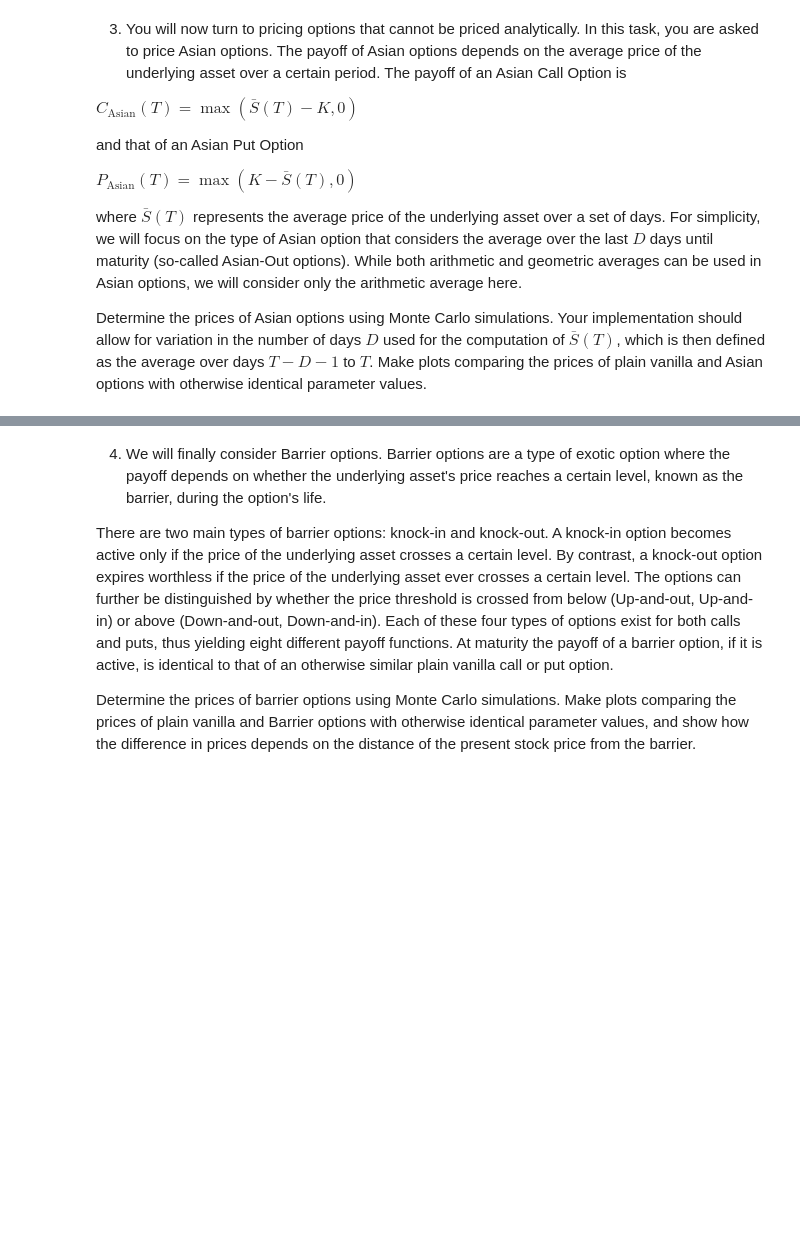
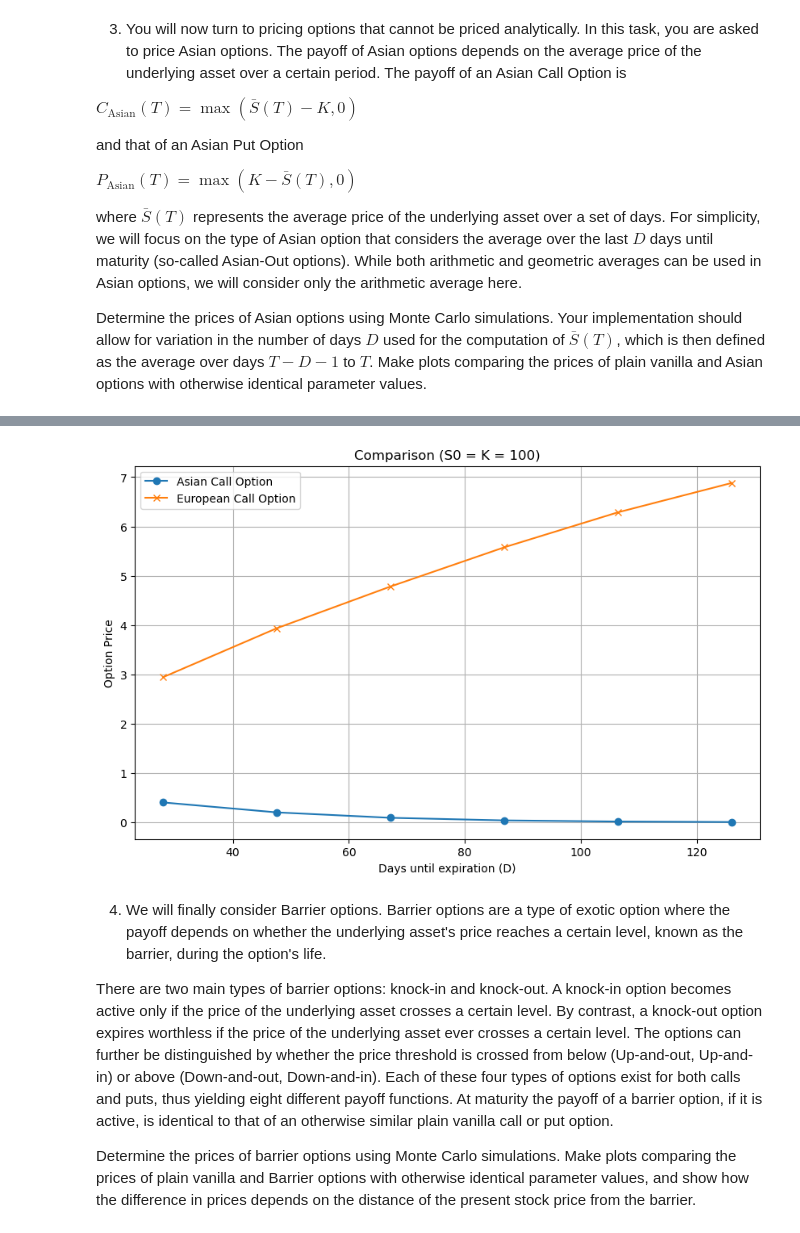
Before and after one commit to moahritz/py.fin, a Jupyter notebook: Assignment 2/homework2.ipynb, the cells around one changed output, grey strips where cells are left out. Drawn from its saved outputs; the diff is of its cells as text; code cells hidden in the pictures; blank space fills up the shorter version.

```diff
--- a/Assignment 2/homework2.ipynb
+++ b/Assignment 2/homework2.ipynb
@@ -287,3 +315,34 @@ asia_Csim(120, 100, 26, 1/252, 0.05, 0.2, 100000)
+# %%
+# Parameters
+S0 = 100 # Initial stock price
+K = 100  # Strike prices
+D_values = np.linspace(28, 252/2, 6)  # days
+dt = 1/252  # Daily steps
+r = 0.05  # Risk-free rate
+v = 0.2 # Volatility
+NSim = 100000  # Number of simulations
+
+asia_prices = []
+euro_prices = []
+
+for D in D_values:
+    asia_price = asia_Csim(S0, K, D, dt, r, v, NSim)
+    euro_price = euro_Csim(S0, K, D, r, v, NSim)
+    asia_prices.append(asia_price)
+    euro_prices.append(euro_price[0])
+
+# Plotting the results
+plt.figure(figsize=(10, 6))
+plt.plot(D_values, asia_prices, label='Asian Call Option', marker='o')
+plt.plot(D_values, euro_prices, label='European Call Option', marker='x')
+plt.xlabel('Days until expiration (D)')
+plt.ylabel('Option Price')
+plt.title('Comparison (S0 = K = 100)')
+plt.legend()
+plt.grid(True)
+plt.show()
+# %% [output]
+[figure, added]
 # %% [markdown]
 4. We will finally consider Barrier options. Barrier options are a type of exotic option where the payoff depends on whether the underlying asset's price reaches a certain level, known as the barrier, during the option's life.
 
```
Also changed, not shown: parts of 1 cell of this notebook, 1 other file.
